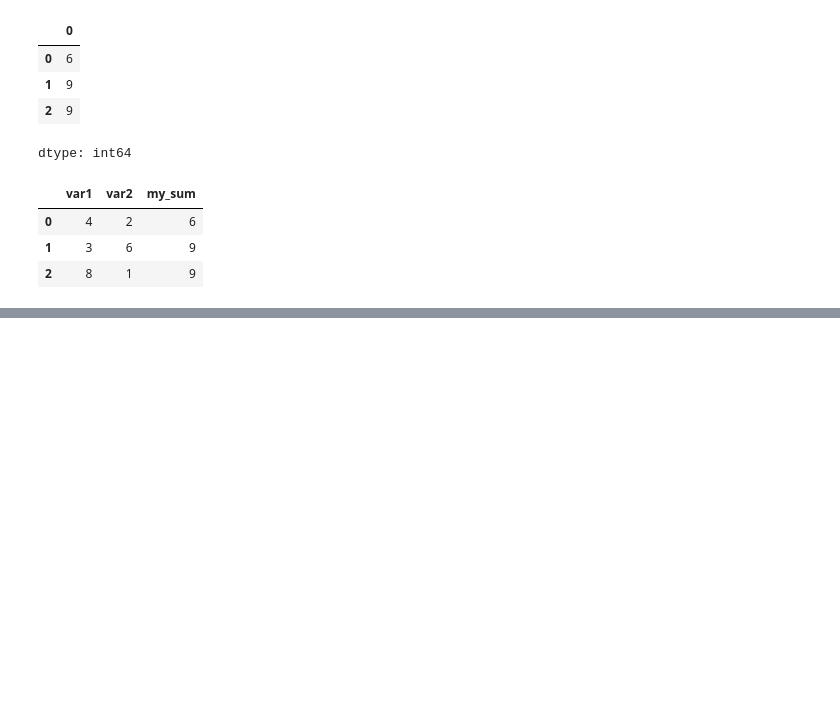
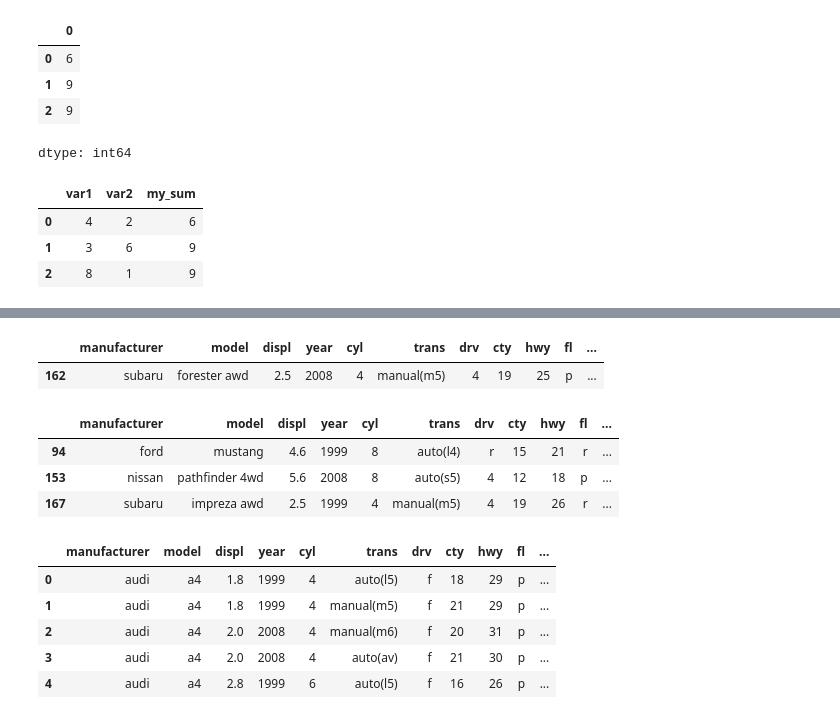
Before and after one commit to jinsumin81/2025-1-myclass-BDA, a Jupyter notebook: inclass/05w_A_mon_0407_easy_ch05_06.ipynb, the cells around one changed output, grey strips where cells are left out. Cells and saved outputs as stored; diff of their text form; code cells hidden in the pictures; blank space fills up the shorter version.

```diff
--- a/inclass/05w_A_mon_0407_easy_ch05_06.ipynb
+++ b/inclass/05w_A_mon_0407_easy_ch05_06.ipynb
@@ -94,0 +145,3 @@ df2
+# %%
+mpg = pd.read_csv('data/mpg.csv')
+mpg.info()
@@ -94,0 +167,22 @@ df2
+# %%
+mpg.sample()
+# %% [output]
+|  | manufacturer | model | displ | year | cyl | trans | drv | cty | hwy | fl | ... |
+| 162 | subaru | forester awd | 2.5 | 2008 | 4 | manual(m5) | 4 | 19 | 25 | p | ... |
+# %%
+mpg.sample(3)
+# %% [output]
+|  | manufacturer | model | displ | year | cyl | trans | drv | cty | hwy | fl | ... |
+| 94 | ford | mustang | 4.6 | 1999 | 8 | auto(l4) | r | 15 | 21 | r | ... |
+| 153 | nissan | pathfinder 4wd | 5.6 | 2008 | 8 | auto(s5) | 4 | 12 | 18 | p | ... |
+| 167 | subaru | impreza awd | 2.5 | 1999 | 4 | manual(m5) | 4 | 19 | 26 | r | ... |
+# %%
+mpg.total = (mpg.cty + mpg.hwy) / 2
+mpg.head()
+# %% [output]
+|  | manufacturer | model | displ | year | cyl | trans | drv | cty | hwy | fl | ... |
+| 0 | audi | a4 | 1.8 | 1999 | 4 | auto(l5) | f | 18 | 29 | p | ... |
+| 1 | audi | a4 | 1.8 | 1999 | 4 | manual(m5) | f | 21 | 29 | p | ... |
+| 2 | audi | a4 | 2.0 | 2008 | 4 | manual(m6) | f | 20 | 31 | p | ... |
+| 3 | audi | a4 | 2.0 | 2008 | 4 | auto(av) | f | 21 | 30 | p | ... |
+| 4 | audi | a4 | 2.8 | 1999 | 6 | auto(l5) | f | 16 | 26 | p | ... |
```
Also changed, not shown: parts of 8 cells of this notebook.
